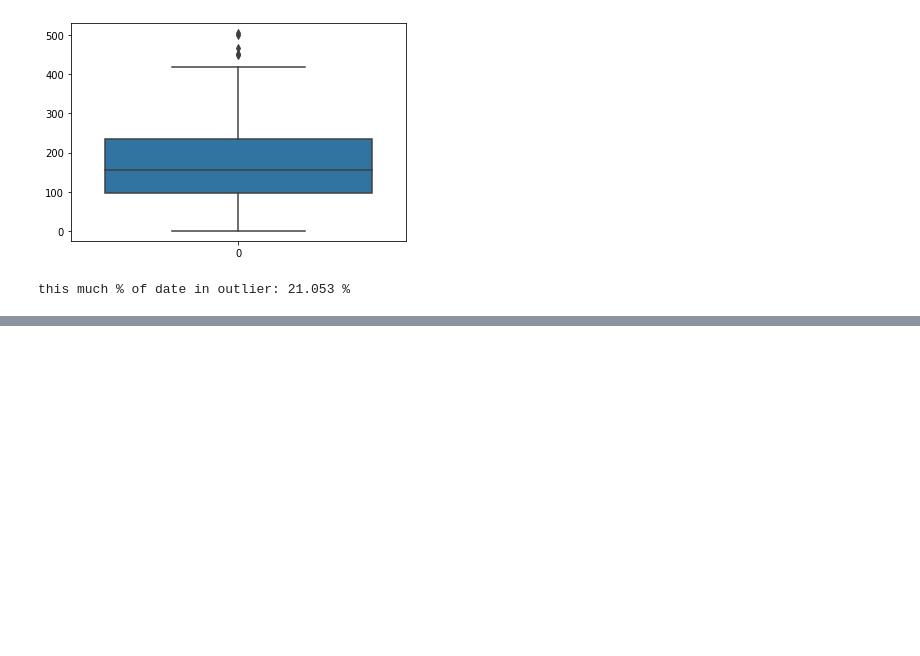
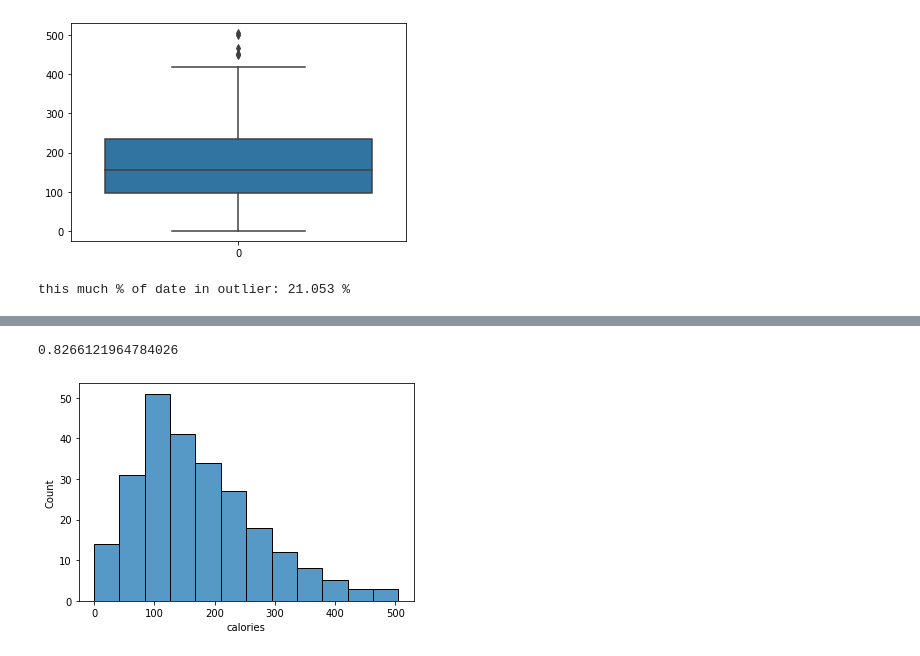
Before and after one commit to Sb2001nov/MI-Band-Data-Analysis, a Jupyter notebook: steps.ipynb, the cells around one changed output, grey strips where cells are left out. Saved outputs shown, nothing was run; the diff lists cells and outputs as text; code cells hidden in the pictures; blank space fills up the shorter version.

```diff
--- a/steps.ipynb
+++ b/steps.ipynb
@@ -142,0 +155,6 @@ this much % of date in outlier: 21.053 %
+# %%
+sns.histplot(data=steps_date["calories"])
+stats.skew(steps_date["calories"])
+# %% [output]
+0.8266121964784026
+[figure, added]
```
Also changed, not shown: parts of 2 cells of this notebook.
